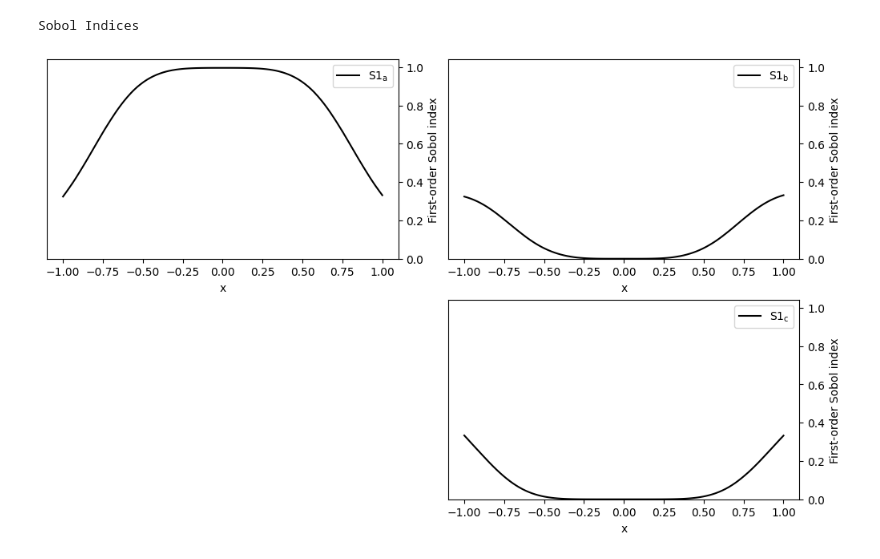
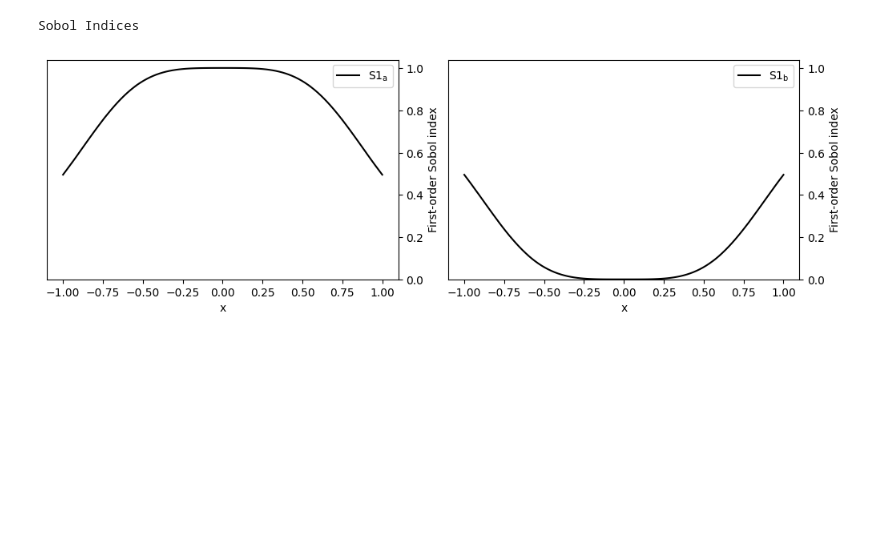
Before and after one commit to Yugal0/fitting-sensitivity-analysis, a Jupyter notebook: trySA.ipynb, the cells around one changed output. Saved outputs shown, nothing was run; the diff lists cells and outputs as text; code cells hidden in the pictures; blank space fills up the shorter version.

```diff
--- a/trySA.ipynb
+++ b/trySA.ipynb
@@ -5,13 +5,13 @@ import matplotlib.pyplot as plt
 from SALib.sample import saltelli
 from SALib.analyze import sobol
 # %%
-def parabola(x,a,b,c):
-    return a+b*x**2+c*x**3
+def parabola(x,a,b):
+    return a+b*x**2
 # %%
 problem ={
-    'num_vars': 3,
-    'names': ['a','b','c'],
-    'bounds': [[0,2]]*3
+    'num_vars': 2,
+    'names': ['a','b'],
+    'bounds': [[0,2]]*2
 }
 # %%
 # sample
@@ -42,40 +42,41 @@ gs = fig.add_gridspec(2, 2)
 # ax0 = fig.add_subplot(gs[:, 0])
 ax0 = fig.add_subplot(gs[0, 0])
 ax1 = fig.add_subplot(gs[0, 1])
-ax2 = fig.add_subplot(gs[1, 1])
+# ax2 = fig.add_subplot(gs[1, 1])
 
-for i, ax in enumerate([ax0, ax1, ax2]):
+for i, ax in enumerate([ax0, ax1]):
     ax.plot(x, S1s[:, i],
             label=r'S1$_\mathregular{{{}}}$'.format(problem["names"][i]),
             color='black')
     ax.set_xlabel("x")
     ax.set_ylabel("First-order Sobol index")
 
     ax.set_ylim(0, 1.04)
 
     ax.yaxis.set_label_position("right")
     ax.yaxis.tick_right()
 
     ax.legend(loc='upper right')
 
 # ax0.plot(x, np.mean(y, axis=0), label="Mean", color='black')
 
 # # in percent
 # prediction_interval = 95
 
 # ax0.fill_between(x,
 #                  np.percentile(y, 50 - prediction_interval/2., axis=0),
 #                  np.percentile(y, 50 + prediction_interval/2., axis=0),
 #                  alpha=0.5, color='black',
 #                  label=f"{prediction_interval} % prediction interval")
 
 # ax0.set_xlabel("x")
 # ax0.set_ylabel("y")
 # ax0.legend(title=r"$y=a+b\cdot x^2$",
 #            loc='upper center')._legend_box.align = "left"
 
+fig.savefig("sobol.png",dpi=500)
 plt.show()
 # %% [output]
-[figure, old version]
+[figure, new version]
 # %%
 # print(sobol_indices)
```
Also changed, not shown: 1 other file.
